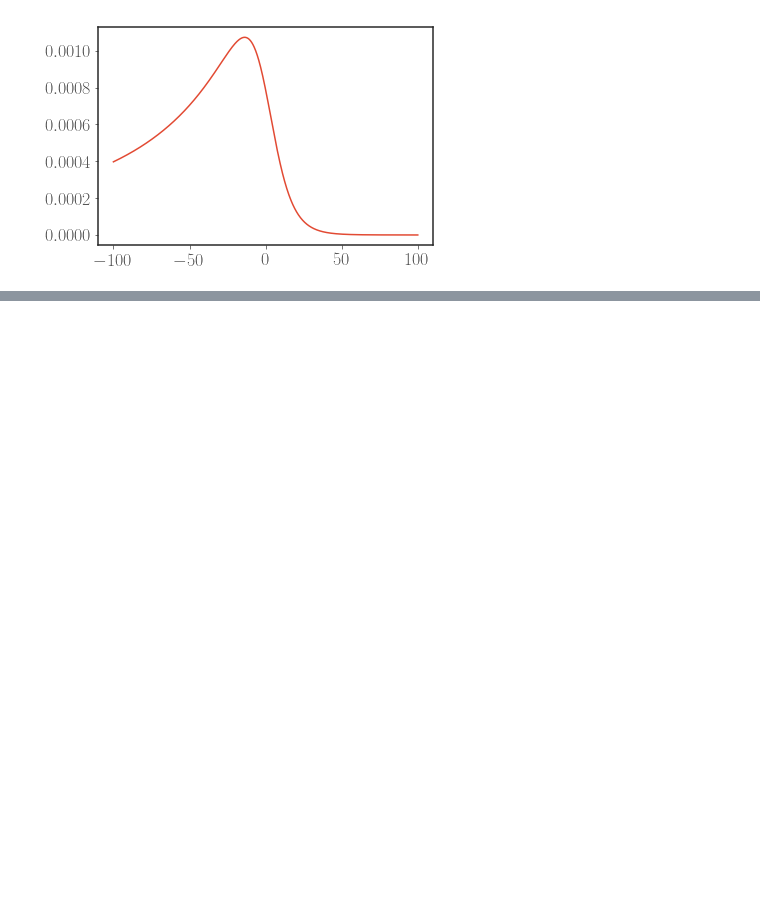
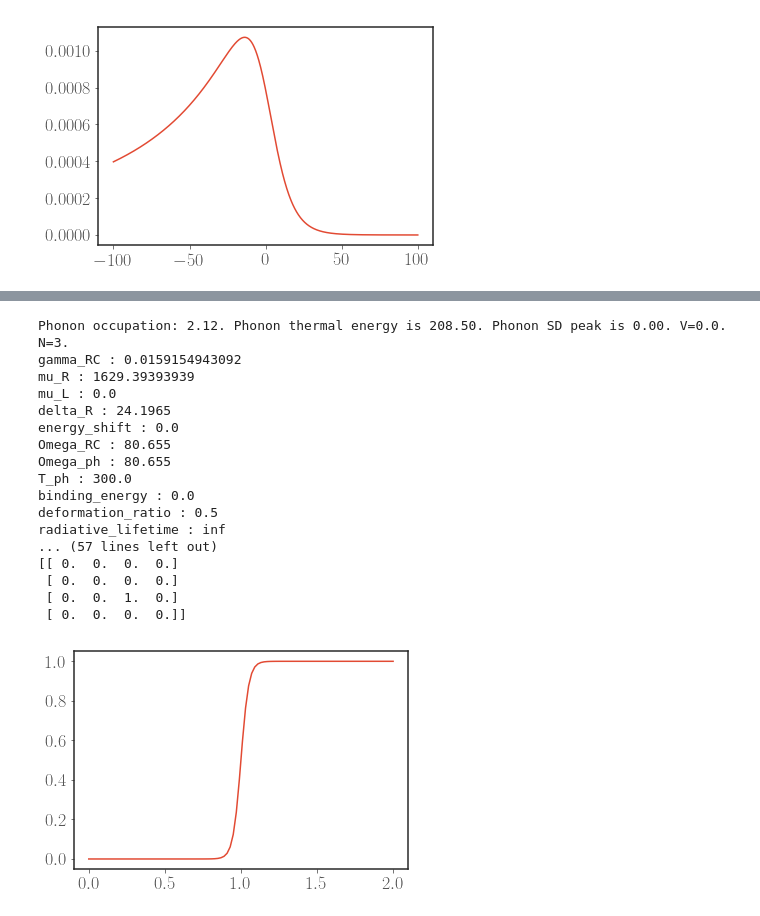
Before and after one commit to HenryMaguire/TLS-photocell-code, a Jupyter notebook: CS_photocurrent_dev.ipynb, the cells around one changed output, grey strips where cells are left out. Saved outputs shown, nothing was run; the diff lists cells and outputs as text; code cells hidden in the pictures; blank space fills up the shorter version.

```diff
--- a/CS_photocurrent_dev.ipynb
+++ b/CS_photocurrent_dev.ipynb
@@ -351,0 +368,25 @@ I
+# %%
+PARAMS = PARAMS_setup(binding_energy=0., radiative_lifetime=np.infty, alpha_ph=0, mu_L=0.0,
+                      bias_voltage=0, N=3, silent=False)
+V_values, Pc = conductionPopulation_voltage(PARAMS)
+plt.plot(V_values, np.array(Pc).real)
+plt.show()
+# %% [output]
+Phonon occupation: 2.12. Phonon thermal energy is 208.50. Phonon SD peak is 0.00. V=0.0. N=3.
+gamma_RC : 0.0159154943092
+mu_R : 1629.39393939
+mu_L : 0.0
+delta_R : 24.1965
+energy_shift : 0.0
+Omega_RC : 80.655
+Omega_ph : 80.655
+T_ph : 300.0
+binding_energy : 0.0
+deformation_ratio : 0.5
+radiative_lifetime : inf
+... (57 lines left out)
+[[ 0.  0.  0.  0.]
+ [ 0.  0.  0.  0.]
+ [ 0.  0.  1.  0.]
+ [ 0.  0.  0.  0.]]
+[figure, added]
```
Also changed, not shown: parts of 18 cells of this notebook, 3 other files.
